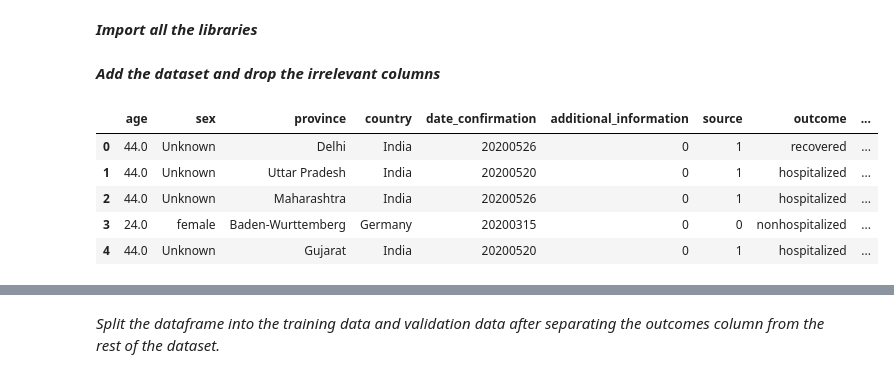
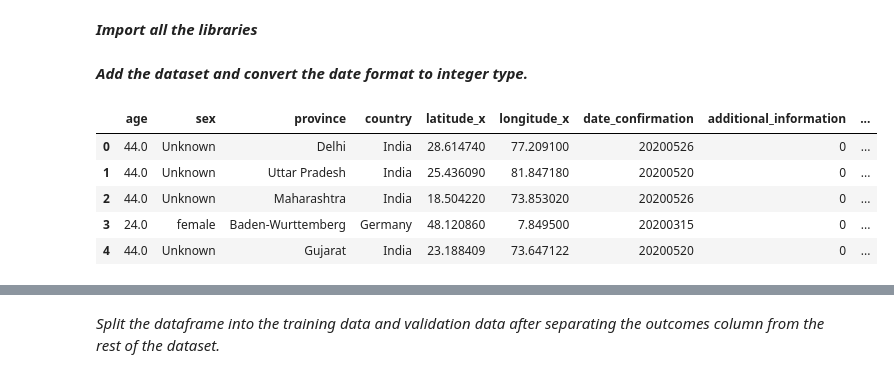
Before and after one commit to a-sani/COVID-19, a Jupyter notebook: milestone2/src/main.ipynb, the cells around one changed output, grey strips where cells are left out. Drawn from its saved outputs; the diff is of its cells as text; code cells hidden in the pictures.

```diff
--- a/milestone2/src/main.ipynb
+++ b/milestone2/src/main.ipynb
@@ -15,16 +14,16 @@ from sklearn import metrics
 # %% [markdown]
-***Add the dataset and drop the irrelevant columns***
+***Add the dataset and convert the date format to integer type.***
 # %%
 df = pd.read_csv('../data/cases_train_processed.csv')
 
 # Some preprocessing
-df = df.drop(['latitude_x', 'longitude_x'], axis=1) # drop these columns with inconsistent/irrelevant data
 df["date_confirmation"] = pd.to_datetime(df["date_confirmation"]).dt.strftime("%Y%m%d").astype(int) # convert date from object type to int type
+df2 = df.copy() # creating a copy for lightgbm because of different processing method
 df.head(5)
 # %% [output]
-|  | age | sex | province | country | date_confirmation | additional_information | source | outcome | ... |
-| 0 | 44.0 | Unknown | Delhi | India | 20200526 | 0 | 1 | recovered | ... |
-| 1 | 44.0 | Unknown | Uttar Pradesh | India | 20200520 | 0 | 1 | hospitalized | ... |
-| 2 | 44.0 | Unknown | Maharashtra | India | 20200526 | 0 | 1 | hospitalized | ... |
-| 3 | 24.0 | female | Baden-Wurttemberg | Germany | 20200315 | 0 | 0 | nonhospitalized | ... |
-| 4 | 44.0 | Unknown | Gujarat | India | 20200520 | 0 | 1 | hospitalized | ... |
+|  | age | sex | province | country | latitude_x | longitude_x | date_confirmation | additional_information | ... |
+| 0 | 44.0 | Unknown | Delhi | India | 28.614740 | 77.209100 | 20200526 | 0 | ... |
+| 1 | 44.0 | Unknown | Uttar Pradesh | India | 25.436090 | 81.847180 | 20200520 | 0 | ... |
+| 2 | 44.0 | Unknown | Maharashtra | India | 18.504220 | 73.853020 | 20200526 | 0 | ... |
+| 3 | 24.0 | female | Baden-Wurttemberg | Germany | 48.120860 | 7.849500 | 20200315 | 0 | ... |
+| 4 | 44.0 | Unknown | Gujarat | India | 23.188409 | 73.647122 | 20200520 | 0 | ... |
```
Also changed, not shown: parts of 47 cells of this notebook, 14 other files.
